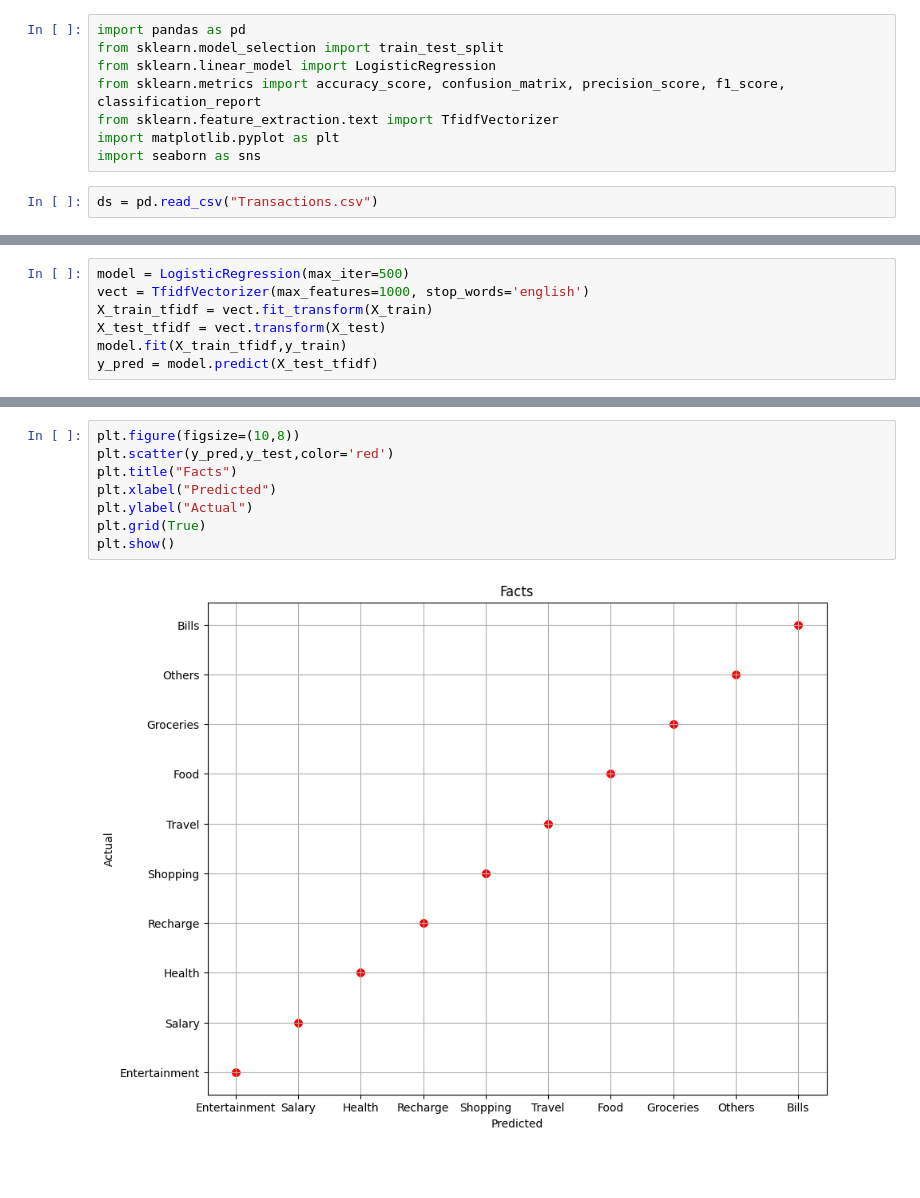
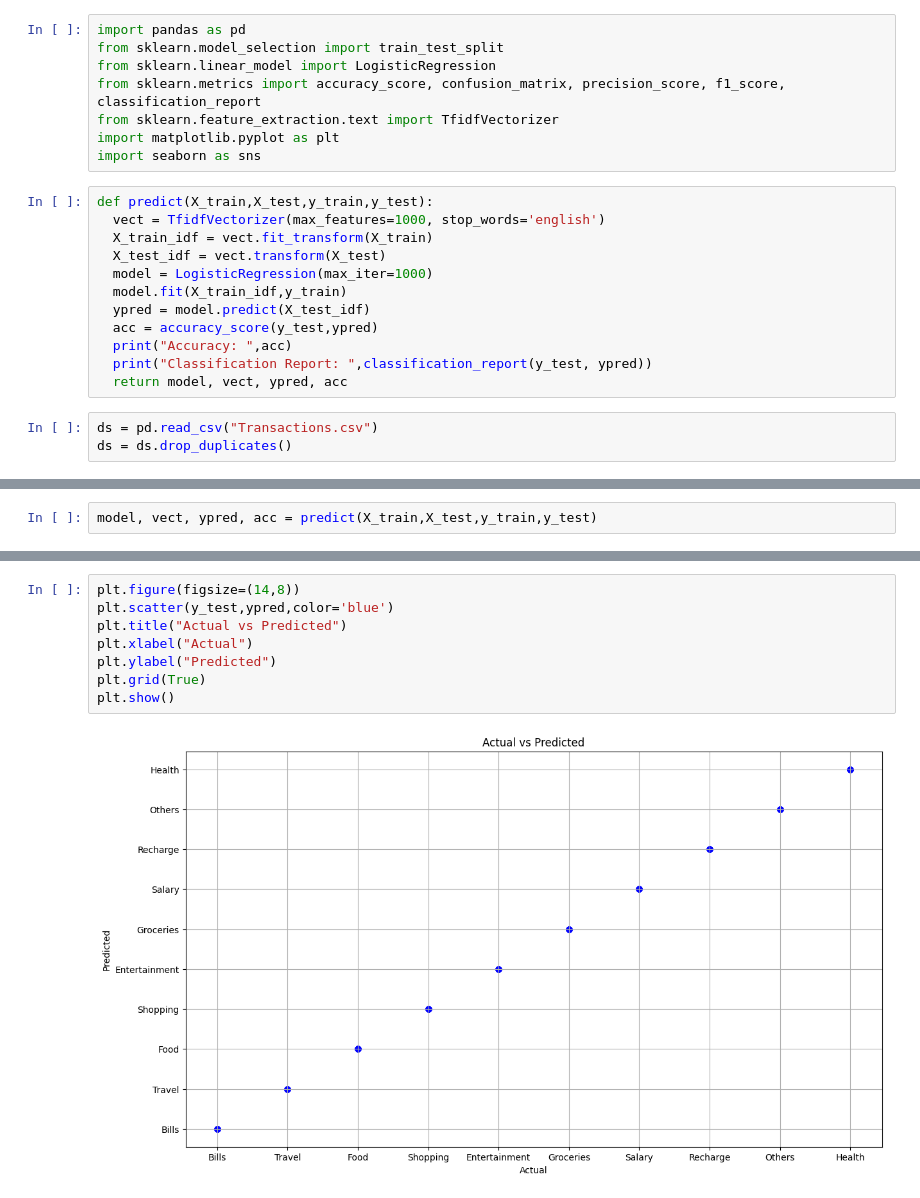
Before and after one commit to AjeetSingh21/Project-SQAC, a Jupyter notebook: Smart_expense_categorizer_SQAC.ipynb, the cells around one changed output, grey strips where cells are left out. Cells and saved outputs as stored; diff of their text form; blank space fills up the shorter version.

```diff
--- a/Smart_expense_categorizer_SQAC.ipynb
+++ b/Smart_expense_categorizer_SQAC.ipynb
@@ -8,7 +8,20 @@ from sklearn.metrics import accuracy_score, confusion_matrix, precision_score, f
 from sklearn.feature_extraction.text import TfidfVectorizer
 import matplotlib.pyplot as plt
 import seaborn as sns
+# %%
+def predict(X_train,X_test,y_train,y_test):
+  vect = TfidfVectorizer(max_features=1000, stop_words='english')
+  X_train_idf = vect.fit_transform(X_train)
+  X_test_idf = vect.transform(X_test)
+  model = LogisticRegression(max_iter=1000)
+  model.fit(X_train_idf,y_train)
+  ypred = model.predict(X_test_idf)
+  acc = accuracy_score(y_test,ypred)
+  print("Accuracy: ",acc)
+  print("Classification Report: ",classification_report(y_test, ypred))
+  return model, vect, ypred, acc
 # %%
 ds = pd.read_csv("Transactions.csv")
+ds = ds.drop_duplicates()
 # %%
 X = ds['text']
@@ -19,7 +30,0 @@ X_train,X_test,y_train,y_test = train_test_split(X,y,test_size=0.3,random_state=
-# %%
-model = LogisticRegression(max_iter=500)
-vect = TfidfVectorizer(max_features=1000, stop_words='english')
-X_train_tfidf = vect.fit_transform(X_train)
-X_test_tfidf = vect.transform(X_test)
-model.fit(X_train_tfidf,y_train)
-y_pred = model.predict(X_test_tfidf)
@@ -29,0 +31,2 @@ Accuracy is:  1.0
+# %%
+model, vect, ypred, acc = predict(X_train,X_test,y_train,y_test)
@@ -37,10 +59,10 @@ plt.show()
 # %%
-plt.figure(figsize=(10,8))
-plt.scatter(y_pred,y_test,color='red')
-plt.title("Facts")
-plt.xlabel("Predicted")
-plt.ylabel("Actual")
+plt.figure(figsize=(14,8))
+plt.scatter(y_test,ypred,color='blue')
+plt.title("Actual vs Predicted")
+plt.xlabel("Actual")
+plt.ylabel("Predicted")
 plt.grid(True)
 plt.show()
 # %% [output]
-[figure, old version]
+[figure, new version]
```
Also changed, not shown: parts of 6 cells of this notebook.
